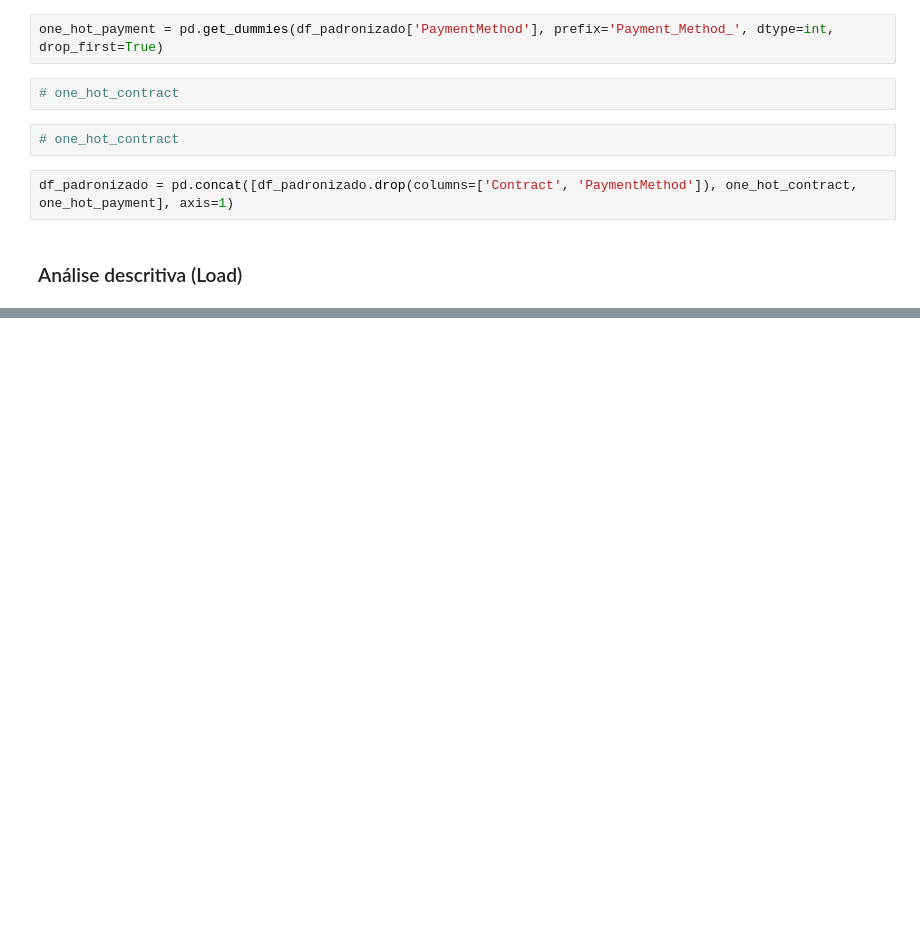
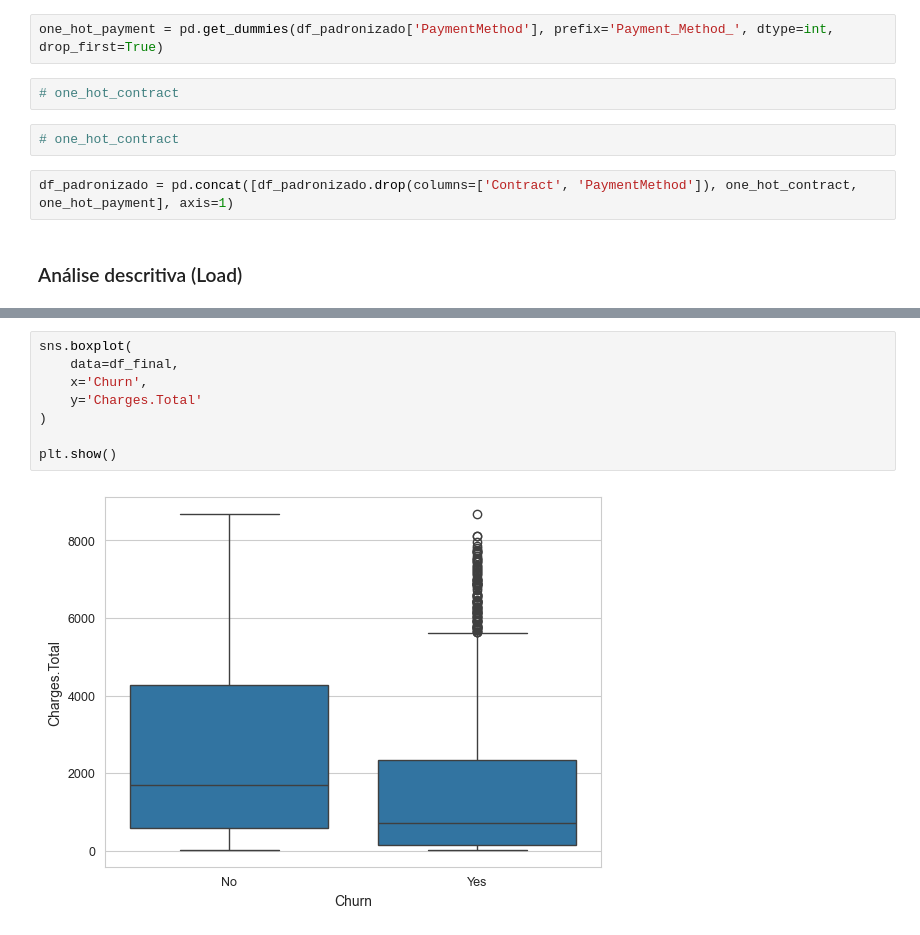
Before and after one commit to just-fontaine/challenge-telecom, a Jupyter notebook: main.ipynb, the cells around one changed output, grey strips where cells are left out. Cells and saved outputs as stored; diff of their text form; blank space fills up the shorter version.

```diff
--- a/main.ipynb
+++ b/main.ipynb
@@ -341,0 +501,10 @@ plot_categoria(df_final, 'Churn')
+# %%
+sns.boxplot(
+    data=df_final,
+    x='Churn',
+    y='Charges.Total'
+)
+
+plt.show()
+# %% [output]
+[figure, added]
```
Also changed, not shown: parts of 17 cells of this notebook, 1 other file.
